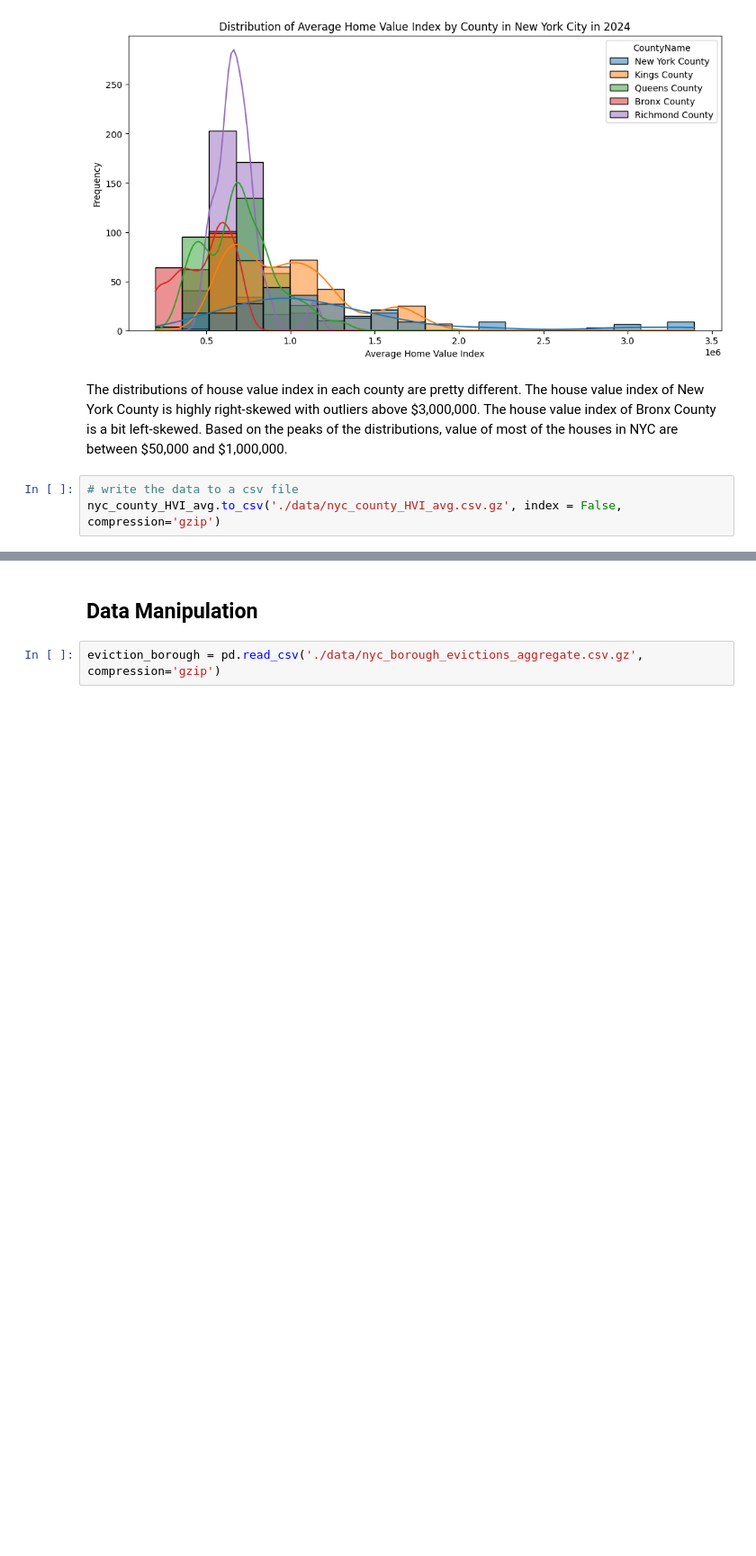
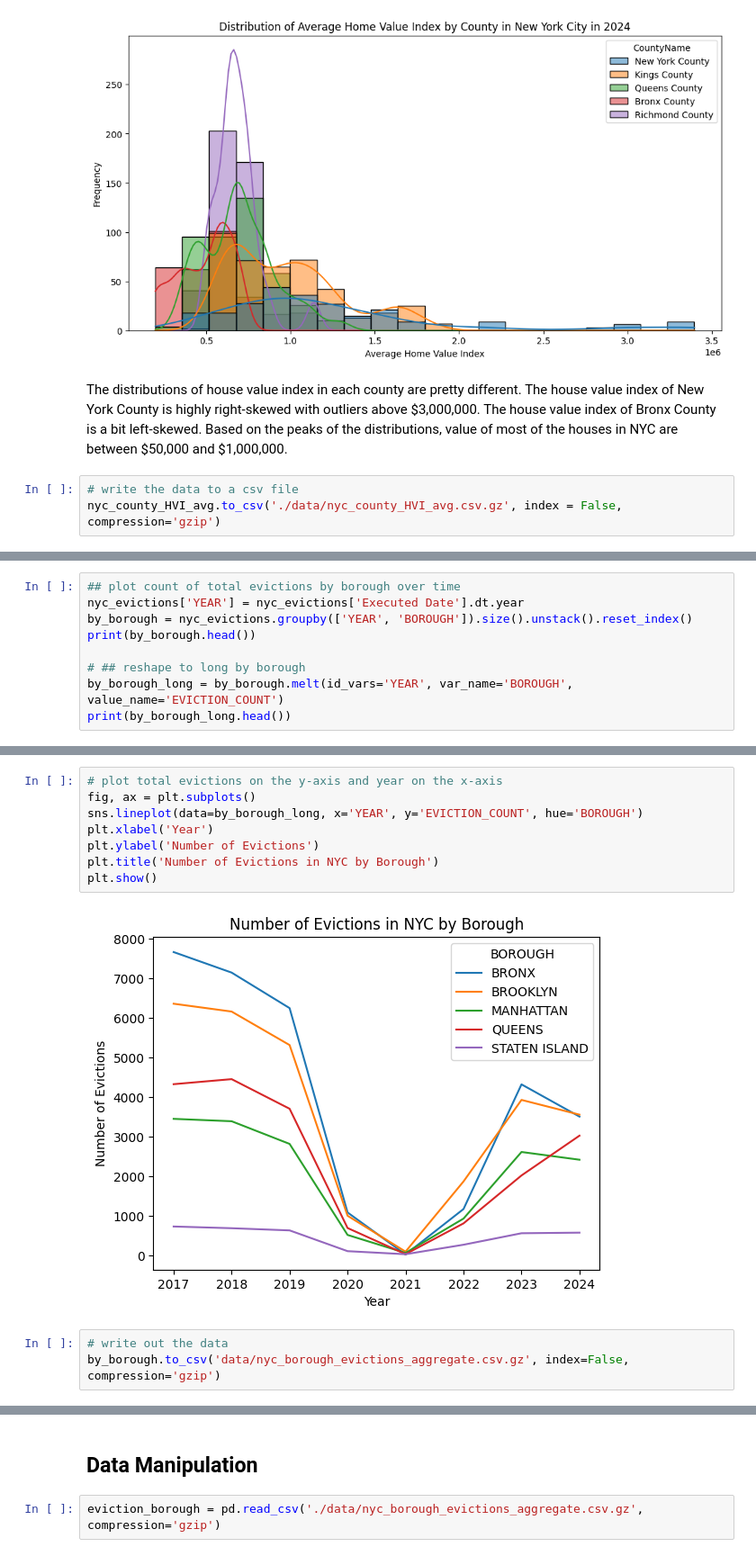
Before and after one commit to NakaFrozn/si618_final_project, a Jupyter notebook: Final_Project_Step1.ipynb, the cells around one changed output, grey strips where cells are left out. Shown at 90% size. Drawn from its saved outputs; the diff is of its cells as text; blank space fills up the shorter version.

```diff
--- a/Final_Project_Step1.ipynb
+++ b/Final_Project_Step1.ipynb
@@ -125,0 +171,9 @@ nyc_county_HVI_avg.to_csv('./data/nyc_county_HVI_avg.csv.gz', index = False, com
+# %%
+## plot count of total evictions by borough over time
+nyc_evictions['YEAR'] = nyc_evictions['Executed Date'].dt.year
+by_borough = nyc_evictions.groupby(['YEAR', 'BOROUGH']).size().unstack().reset_index()
+print(by_borough.head())
+
+# ## reshape to long by borough
+by_borough_long = by_borough.melt(id_vars='YEAR', var_name='BOROUGH', value_name='EVICTION_COUNT')
+print(by_borough_long.head())
@@ -125,0 +193,13 @@ nyc_county_HVI_avg.to_csv('./data/nyc_county_HVI_avg.csv.gz', index = False, com
+# %%
+# plot total evictions on the y-axis and year on the x-axis
+fig, ax = plt.subplots()
+sns.lineplot(data=by_borough_long, x='YEAR', y='EVICTION_COUNT', hue='BOROUGH')
+plt.xlabel('Year')
+plt.ylabel('Number of Evictions')
+plt.title('Number of Evictions in NYC by Borough')
+plt.show()
+# %% [output]
+[figure, added]
+# %%
+# write out the data
+by_borough.to_csv('data/nyc_borough_evictions_aggregate.csv.gz', index=False, compression='gzip')
```
Also changed, not shown: parts of 13 cells of this notebook.
